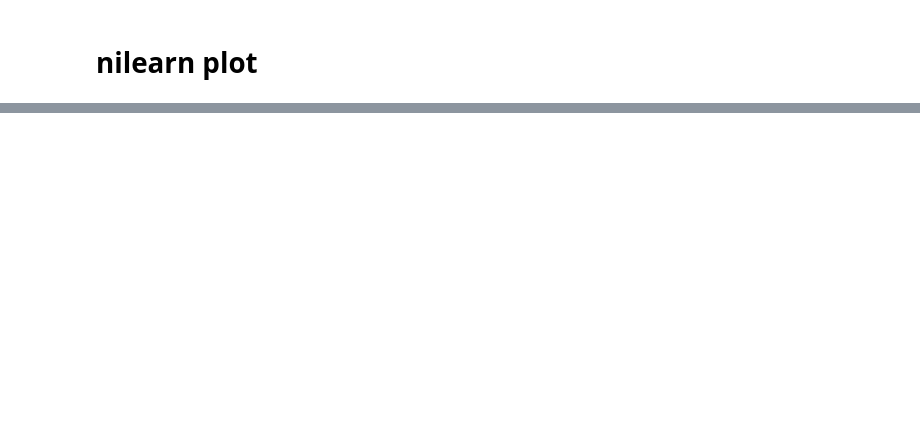
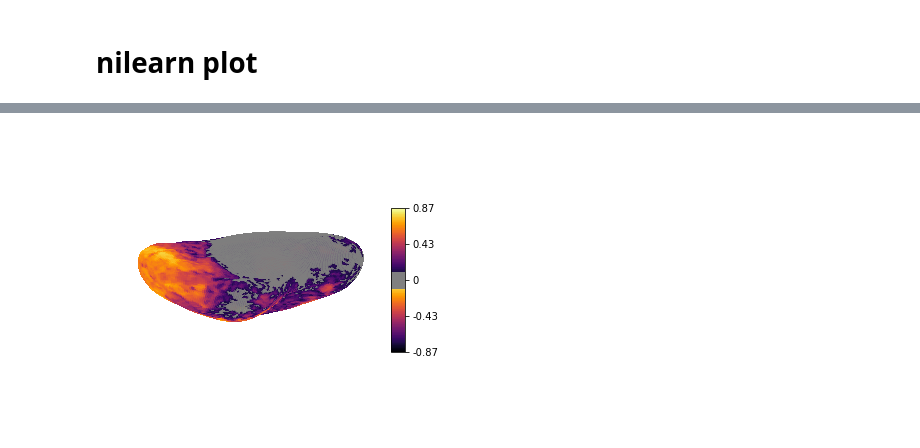
Before and after one commit to jungheejung/life-encoding, a Jupyter notebook: scripts/utils/check_isc.ipynb, the cells around one changed output, grey strips where cells are left out. Drawn from its saved outputs; the diff is of its cells as text; code cells hidden in the pictures; blank space fills up the shorter version.

```diff
--- a/scripts/utils/check_isc.ipynb
+++ b/scripts/utils/check_isc.ipynb
@@ -255,0 +268,6 @@ nilearn.plotting.view_surf(fsaverage, isc_fisher)
+# %%
+nilearn.plotting.plot_surf_stat_map(fsaverage_inflated_L, group_fisher[np.newaxis,:],
+cmap = double_inferno, threshold = .1,
+view = 'ventral');
+# %% [output]
+[figure, added]
```
Also changed, not shown: parts of 20 cells of this notebook.
